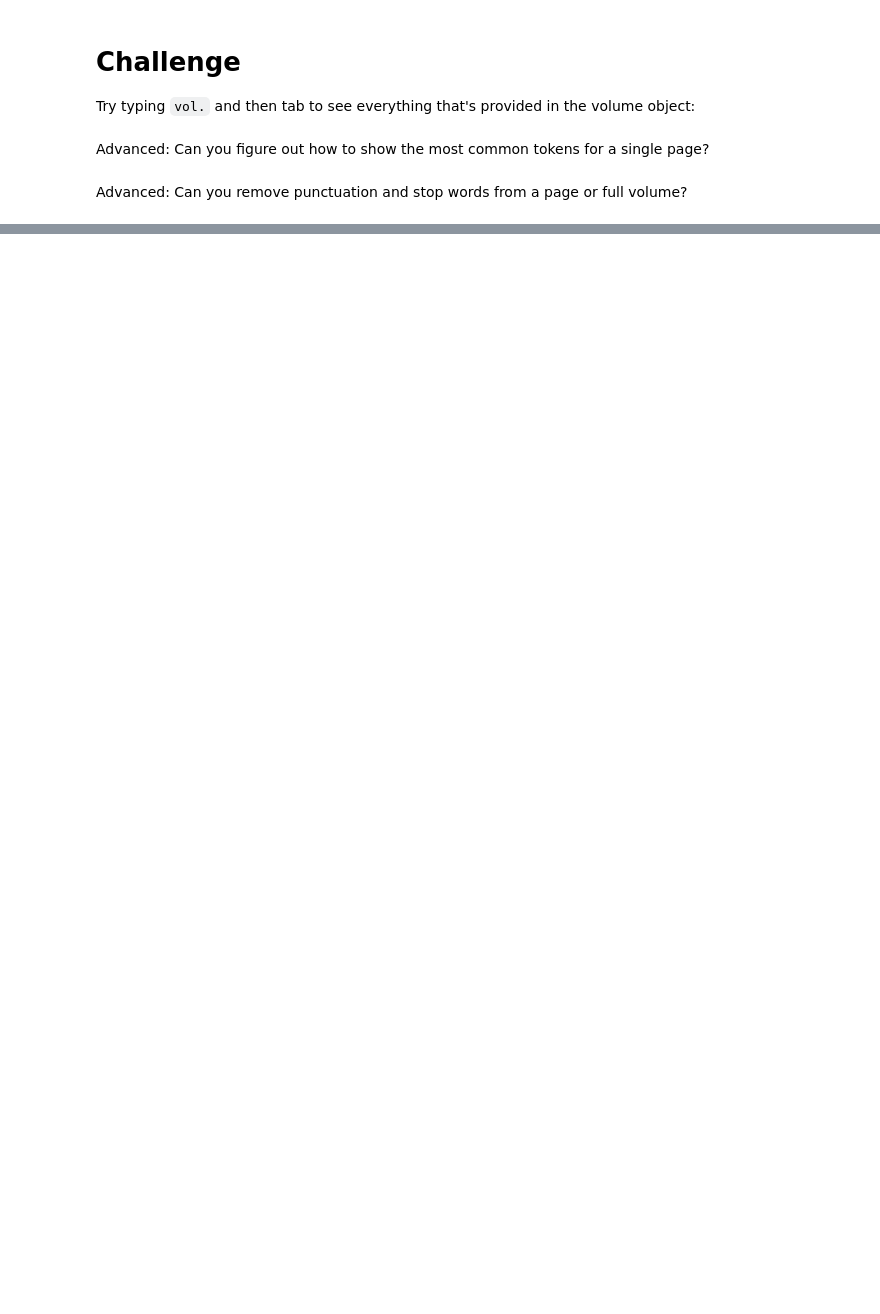
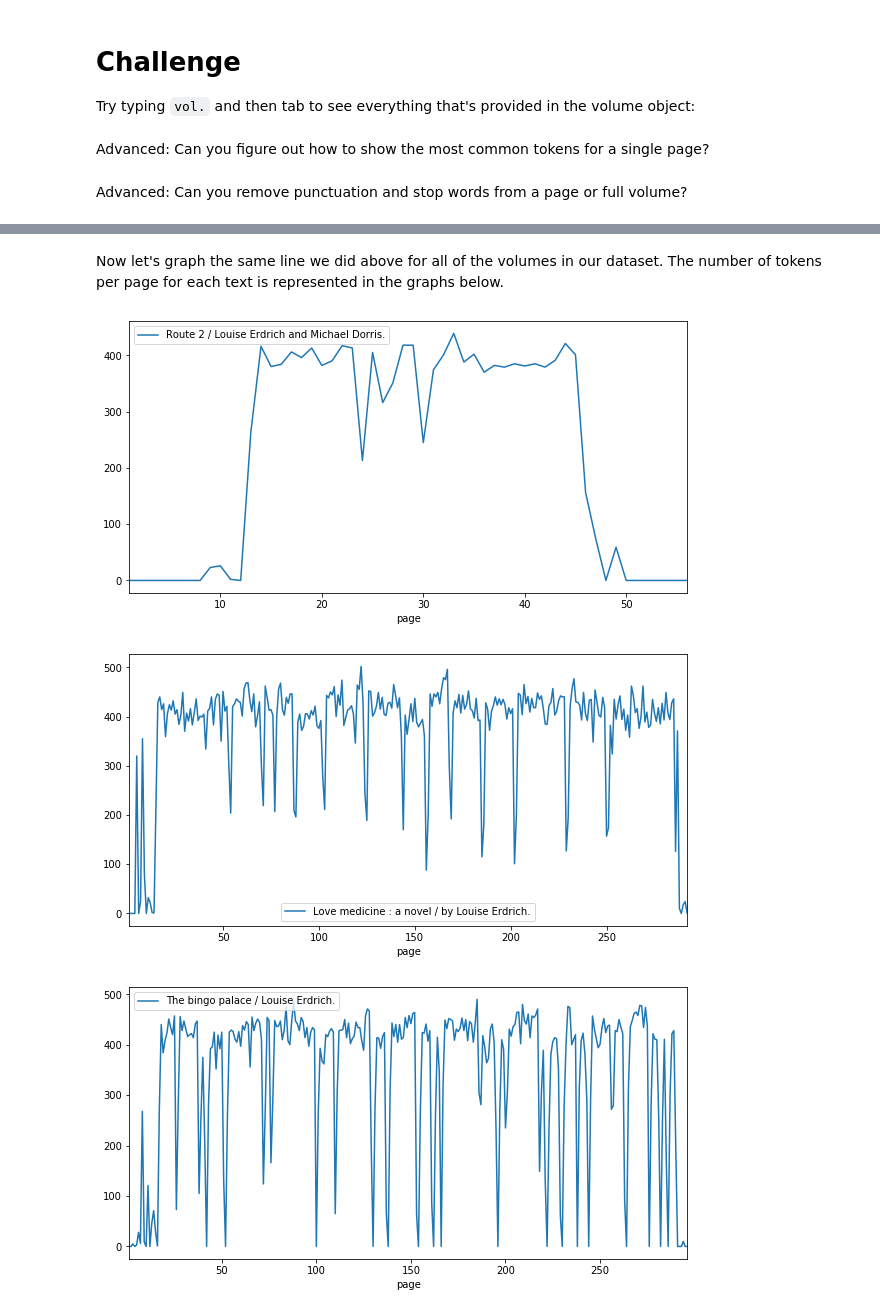
Before and after one commit to chennesy/htrc_umn, a Jupyter notebook: htrc_umn.ipynb, the cells around one changed output, grey strips where cells are left out. Drawn from its saved outputs; the diff is of its cells as text; code cells hidden in the pictures; blank space fills up the shorter version.

Commit message:
added code for multiple volumes

```diff
--- a/htrc_umn.ipynb
+++ b/htrc_umn.ipynb
@@ -338,0 +390,5 @@ Advanced: Can you remove punctuation and stop words from a page or full volume?
+# %%
+vol_list = [] #defining the empty list
+for vol in fr.volumes():
+    print("URL: %s \nYear: %s \nPage count: %s " % (vol.handle_url, vol.year, vol.page_count)) #View each volume being added
+    vol_list.append(vol) #adding each volume to our previously empty list
@@ -338,0 +415,3 @@ Advanced: Can you remove punctuation and stop words from a page or full volume?
+# %%
+for vol in vol_list:
+    print(vol.metadata)
@@ -338,0 +436,10 @@ Advanced: Can you remove punctuation and stop words from a page or full volume?
+# %%
+for vol in vol_list:
+    if vol.metadata['260'].value() is not None:
+        print("Title: %s \nPublisher info: %s " % (vol.title, vol.metadata['260'].value()))
+    if vol.metadata['260'].value() is None:
+        print("Title: %s \nPublisher info: %s " % (vol.title, vol.metadata['264'].value()))
+#there is no '260' MARC field in the second to last volume so an I get an error
+#Thus, neither it nor the one ofter it are iterated through
+#The publisher metadata for this 9th volume is in the '264' field
+#Alternatively, I'm not sure how to skip over the 9th volume with no '260' metadata
@@ -338,0 +464,13 @@ Advanced: Can you remove punctuation and stop words from a page or full volume?
+# %% [markdown]
+Now let's graph the same line we did above for all of the volumes in our dataset. The number of tokens per page for each text is represented in the graphs below.
+# %%
+import matplotlib.pyplot as plt
+for vol in vol_list:
+    tokens_list = vol.tokens_per_page()
+    tokens_list.plot(figsize=(10,5), label=str(vol.title))
+    plt.legend()
+    plt.show()
+# %% [output]
+[figure, added]
+[figure, added]
+[figure, added]
```
Also changed, not shown: parts of 20 cells of this notebook.
